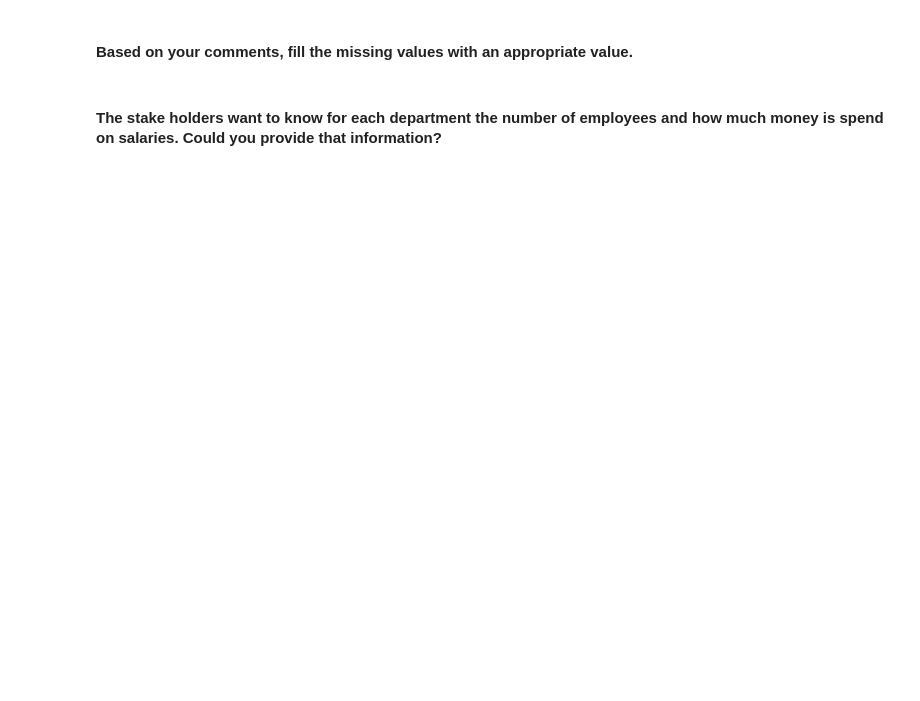
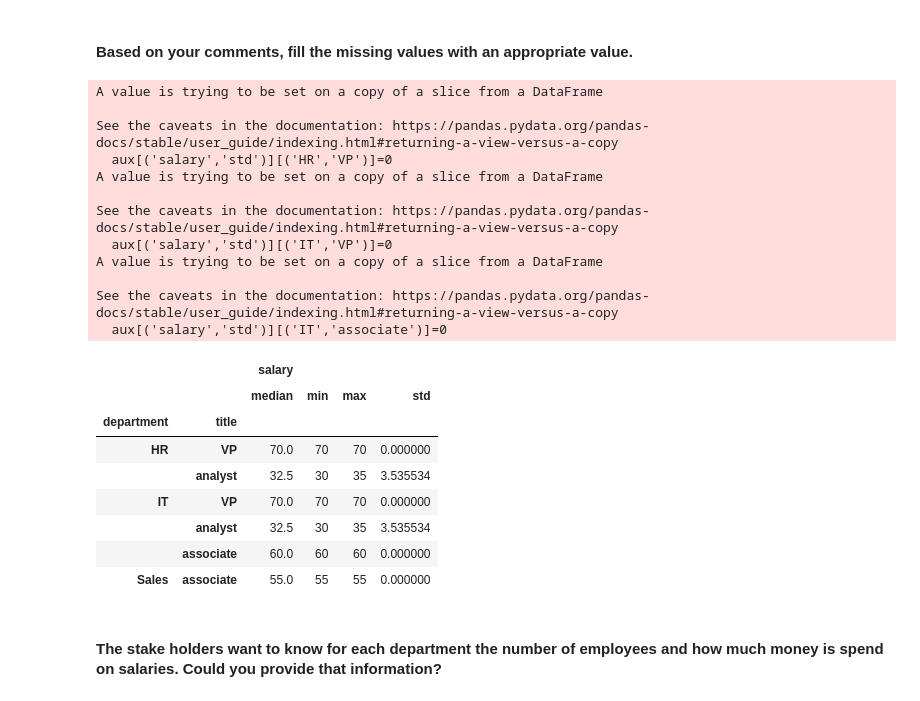
Before and after one commit to fbgr/lab-pivot-table-and-correlation, a Jupyter notebook: your_code/main.ipynb, the cells around one changed output. Saved outputs shown, nothing was run; the diff lists cells and outputs as text; code cells hidden in the pictures; blank space fills up the shorter version.

```diff
--- a/your_code/main.ipynb
+++ b/your_code/main.ipynb
@@ -117,2 +166,31 @@ display(employee.pivot_table(index = ['title'],values = ['years','salary'], aggf
+# %%
+# We only have one element for VPs and IT associates, so I think the std is not defined.
+# I'll change it to zero.
+aux[('salary','std')][('HR','VP')]=0
+aux[('salary','std')][('IT','VP')]=0
+aux[('salary','std')][('IT','associate')]=0
+display(aux)
+# %% [output]
+A value is trying to be set on a copy of a slice from a DataFrame
+
+See the caveats in the documentation: https://pandas.pydata.org/pandas-docs/stable/user_guide/indexing.html#returning-a-view-versus-a-copy
+  aux[('salary','std')][('HR','VP')]=0
+A value is trying to be set on a copy of a slice from a DataFrame
+
+See the caveats in the documentation: https://pandas.pydata.org/pandas-docs/stable/user_guide/indexing.html#returning-a-view-versus-a-copy
+  aux[('salary','std')][('IT','VP')]=0
+A value is trying to be set on a copy of a slice from a DataFrame
+
+See the caveats in the documentation: https://pandas.pydata.org/pandas-docs/stable/user_guide/indexing.html#returning-a-view-versus-a-copy
+  aux[('salary','std')][('IT','associate')]=0
+|  |  | salary |  |  |  |
+|  |  | median | min | max | std |
+| department | title |  |  |  |  |
+| HR | VP | 70.0 | 70 | 70 | 0.000000 |
+|  | analyst | 32.5 | 30 | 35 | 3.535534 |
+| IT | VP | 70.0 | 70 | 70 | 0.000000 |
+|  | analyst | 32.5 | 30 | 35 | 3.535534 |
+|  | associate | 60.0 | 60 | 60 | 0.000000 |
+| Sales | associate | 55.0 | 55 | 55 | 0.000000 |
 # %% [markdown]
 #### The stake holders want to know for each department the number of employees and how much money is spend on salaries. Could you provide that information?
```
Also changed, not shown: parts of 13 cells of this notebook.
